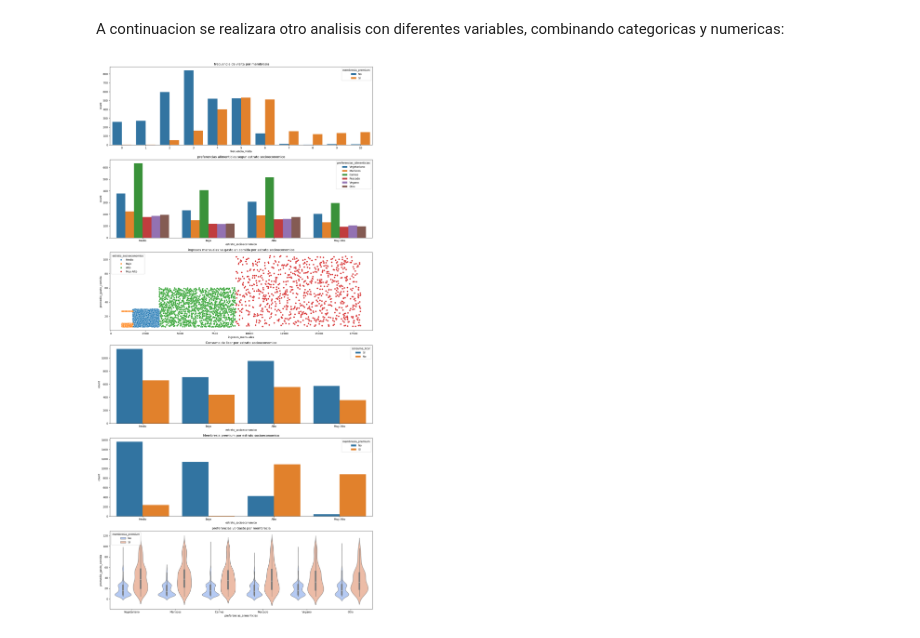
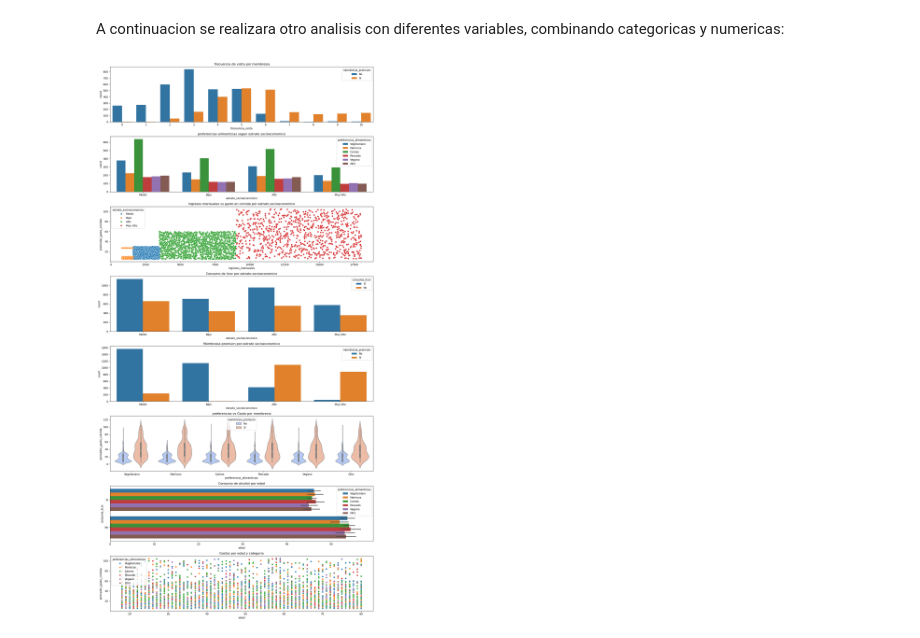
Before and after one commit to ccantilloa/Data-Science-Henry, a Jupyter notebook: Module 1/Proyecto integrador/Avance_Analisis_Final.ipynb, the cells around one changed output. Cells and saved outputs as stored; diff of their text form; code cells hidden in the pictures.

```diff
--- a/Module 1/Proyecto integrador/Avance_Analisis_Final.ipynb
+++ b/Module 1/Proyecto integrador/Avance_Analisis_Final.ipynb
@@ -89,7 +89,7 @@ Se puede observar lo siguiente con estos mapas de calor/tablas de contingencia:
 A continuacion se realizara otro analisis con diferentes variables, combinando categoricas y numericas:
 # %%
 # Creacion de fig:
-fig, axes = plt.subplots(6, 1, figsize=(15, 30))
+fig, axes = plt.subplots(8, 1, figsize=(15, 30))
 axes = axes.flatten() # Aplanado de axes para facilitar el plot
 
 sns.countplot(
@@ -120,32 +120,50 @@ axes[2].set_title("ingresos mensuales vs gasto en comida por estrato socioeconom
 sns.countplot(
     x="estrato_socioeconomico",
     data=df_clientes_chicago,
     hue='consume_licor',
     ax=axes[3]
 )
 axes[3].set_title("Consumo de licor por estrato socioeconomico")
 
 sns.countplot(
     x="estrato_socioeconomico",
     data=df_clientes_chicago,
     hue='membresia_premium',
     ax=axes[4]
 )
 axes[4].set_title("Membresia premium por estrato socioeconomico")
 
 sns.violinplot(
     x="preferencias_alimenticias",
     y="promedio_gasto_comida",
     hue="membresia_premium",
     palette='coolwarm',
     data=df_clientes_chicago,
     ax=axes[5]
 )
 axes[5].set_title("preferencias vs Gasto por membrecia")
 
+sns.barplot(
+    x="edad",
+    y="consume_licor",
+    hue='preferencias_alimenticias',
+    data=df_clientes_chicago,
+    ax=axes[6]
+)
+axes[6].set_title("Consumo de alcohol por edad")
+
+sns.scatterplot(
+    x="edad",
+    y="promedio_gasto_comida",
+    hue='preferencias_alimenticias',
+    data=df_clientes_chicago,
+    ax=axes[7]
+)
+axes[7].set_title("Gastos por edad y categoria")
+
 # Ajuste de layout
 plt.tight_layout()
 plt.show()
 # %% [output]
-[figure, old version]
+[figure, new version]
 # %% [markdown]
```
Also changed, not shown: parts of 18 cells of this notebook, 7 other files.
